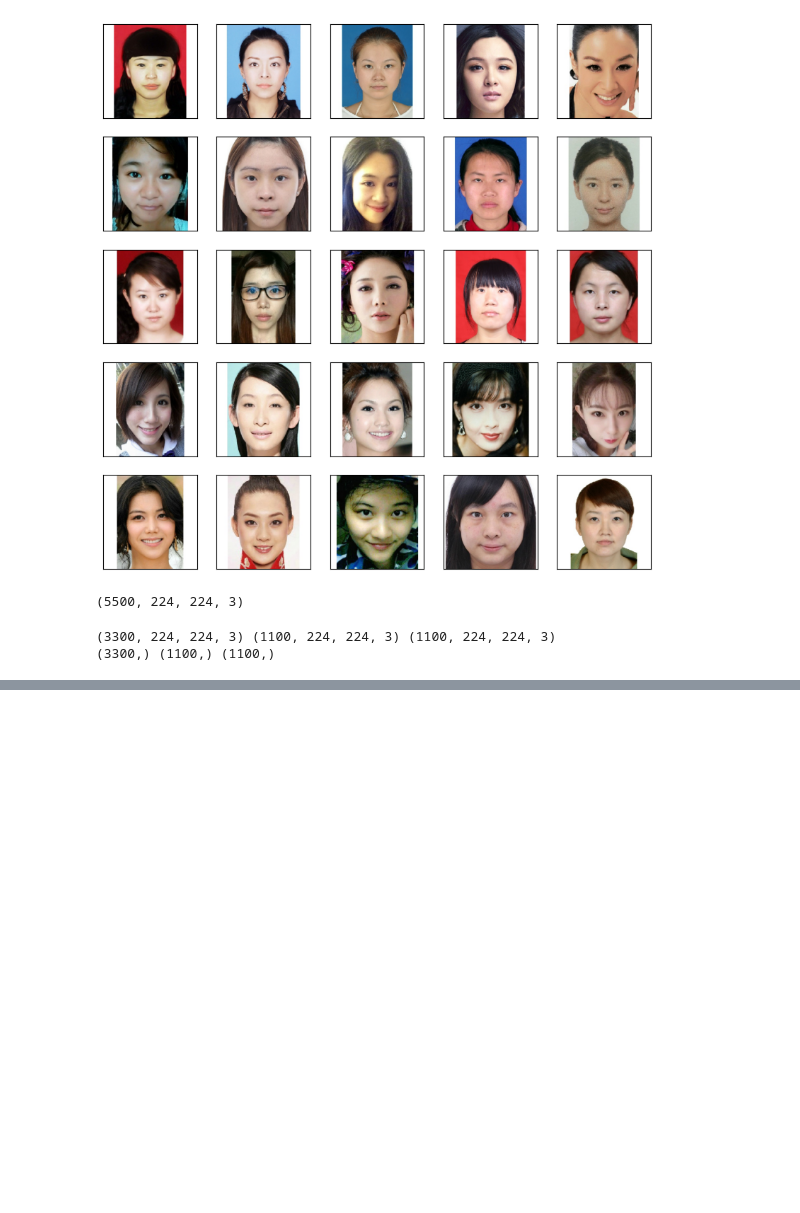
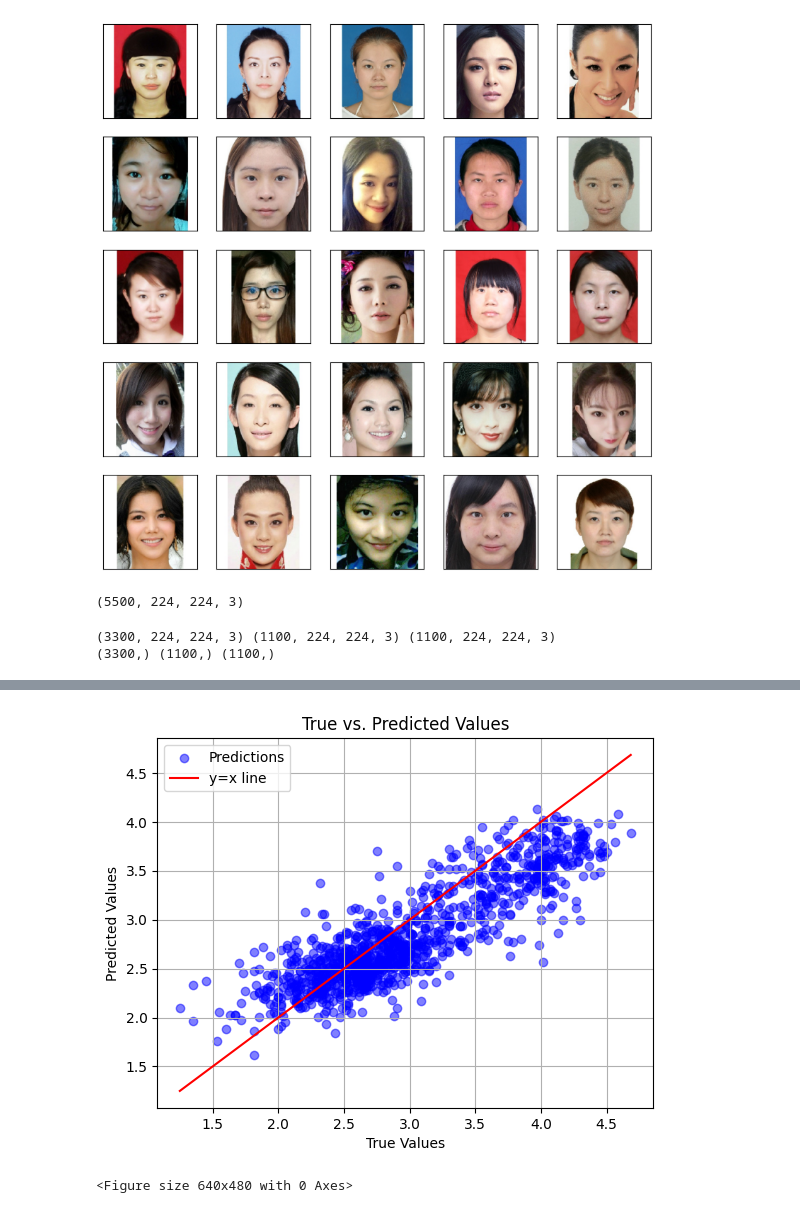
Before and after one commit to dkdkdkdkd/ml_project, a Jupyter notebook: resnet50_model.ipynb, the cells around one changed output, grey strips where cells are left out. Cells and saved outputs as stored; diff of their text form; code cells hidden in the pictures; blank space fills up the shorter version.

```diff
--- a/resnet50_model.ipynb
+++ b/resnet50_model.ipynb
@@ -218,0 +240,7 @@ np.mean(y_pred1==y_true1)
+# %%
+from tensorflow import keras
+model2 = keras.models.load_model("restnet50_1.h5", custom_objects={'plcc_metric': plcc_metric})
+# %%
+model2.compile(optimizer='adam', loss='mse')
+# %%
+predict = model2.predict(x_test)
@@ -218,0 +249,17 @@ np.mean(y_pred1==y_true1)
+# %%
+y_pred = predict.flatten()*5
+y_true = y_test * 5
+# %%
+plt.scatter(y_true, y_pred, color='blue', alpha=0.5, label='Predictions')
+plt.plot([min(y_true), max(y_true)], [min(y_true), max(y_true)], color='red', label='y=x line')
+
+plt.title('True vs. Predicted Values')
+plt.xlabel('True Values')
+plt.ylabel('Predicted Values')
+plt.legend()
+plt.grid(True)
+plt.show()
+plt.savefig("t3_mse.jpg")
+# %% [output]
+[figure, added]
+<Figure size 640x480 with 0 Axes>
```
Also changed, not shown: parts of 13 cells of this notebook, 10 other files.
